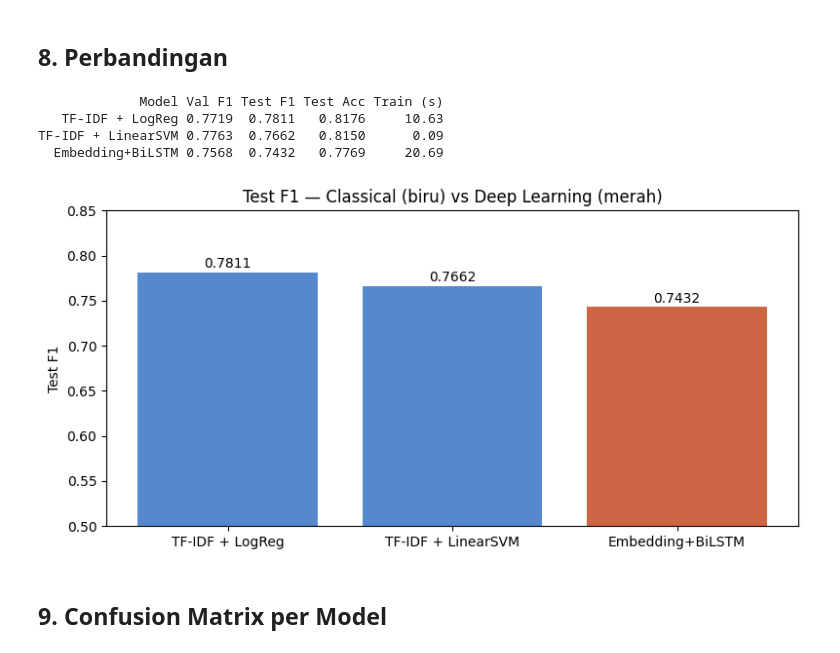
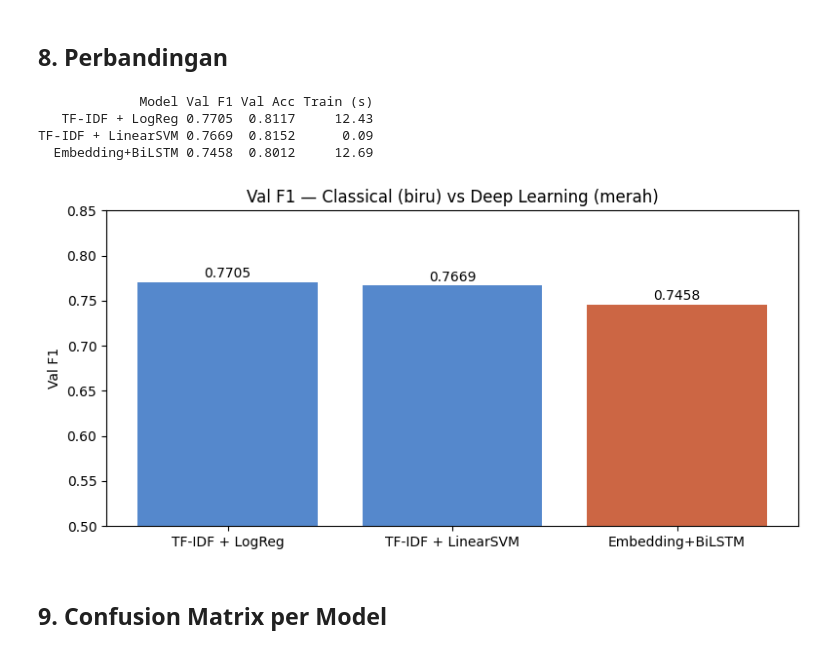
Before and after one commit to DimasIb47/1202220325_Dimas-Ibnu-Muthi_UTS-Deep-Learning, a Jupyter notebook: case_3_tweets.ipynb, the cells around one changed output. Saved outputs shown, nothing was run; the diff lists cells and outputs as text; code cells hidden in the pictures.

```diff
--- a/case_3_tweets.ipynb
+++ b/case_3_tweets.ipynb
@@ -227,7 +220,6 @@ TF-IDF unigram + bigram menangkap kata individu plus pasangan kata berdampingan
 tfidf12 = TfidfVectorizer(ngram_range=(1, 2), min_df=2, max_df=0.95, sublinear_tf=True)
 X_tr12 = tfidf12.fit_transform(X_train)
 X_va12 = tfidf12.transform(X_val)
-X_te12 = tfidf12.transform(X_test)
 print(f'TF-IDF (1,2) vocab size: {len(tfidf12.vocabulary_)}')
 
 t0 = time.time()
@@ -241,20 +233,15 @@ lr_grid.fit(X_tr12, y_train)
 lr_train_time = time.time() - t0
 lr_best = lr_grid.best_estimator_
 
-lr_val_pred  = lr_best.predict(X_va12)
-lr_test_pred = lr_best.predict(X_te12)
-lr_val_f1  = f1_score(y_val,  lr_val_pred)
-lr_test_f1 = f1_score(y_test, lr_test_pred)
-lr_val_acc = accuracy_score(y_val, lr_val_pred)
-lr_test_acc= accuracy_score(y_test, lr_test_pred)
+lr_val_pred = lr_best.predict(X_va12)
+lr_val_f1   = f1_score(y_val, lr_val_pred)
+lr_val_acc  = accuracy_score(y_val, lr_val_pred)
 
 print(f'best C    : {lr_grid.best_params_["C"]}')
 print(f'CV F1     : {lr_grid.best_score_:.4f}')
 print(f'val F1    : {lr_val_f1:.4f}  | val acc: {lr_val_acc:.4f}')
-print(f'test F1   : {lr_test_f1:.4f}  | test acc: {lr_test_acc:.4f}')
 print(f'train time: {lr_train_time:.2f}s')
 
-results['TF-IDF + LogReg'] = dict(val_f1=lr_val_f1, test_f1=lr_test_f1,
-                                    test_acc=lr_test_acc, time=lr_train_time,
-                                    pred=lr_test_pred)
+results['TF-IDF + LogReg'] = dict(val_f1=lr_val_f1, val_acc=lr_val_acc,
+                                    time=lr_train_time, pred=lr_val_pred)
 # %% [output]
@@ -424,21 +402,19 @@ for ep in range(1, MAX_EPOCH+1):
 lstm_train_time = time.time() - t0
 lstm.load_state_dict(best_state)
 
-te_pred, te_y = eval_loader(lstm, test_loader)
-lstm_test_f1  = f1_score(te_y, te_pred)
-lstm_test_acc = accuracy_score(te_y, te_pred)
+va_pred_final, va_y_final = eval_loader(lstm, val_loader)
+lstm_val_f1  = f1_score(va_y_final, va_pred_final)
+lstm_val_acc = accuracy_score(va_y_final, va_pred_final)
 
-print(f'\nBiLSTM val F1  (best): {best_f1:.4f}')
-print(f'BiLSTM test F1       : {lstm_test_f1:.4f}  | test acc: {lstm_test_acc:.4f}')
-print(f'train time           : {lstm_train_time:.2f}s')
+print(f'\nBiLSTM val F1 (best): {lstm_val_f1:.4f}  | val acc: {lstm_val_acc:.4f}')
+print(f'train time          : {lstm_train_time:.2f}s')
 
-results['Embedding+BiLSTM'] = dict(val_f1=best_f1, test_f1=lstm_test_f1,
-                                     test_acc=lstm_test_acc, time=lstm_train_time,
-                                     pred=te_pred)
+results['Embedding+BiLSTM'] = dict(val_f1=lstm_val_f1, val_acc=lstm_val_acc,
+                                     time=lstm_train_time, pred=va_pred_final)
 
 # Plot training curve
 fig, axes = plt.subplots(1, 2, figsize=(12, 4))
 axes[0].plot(hist['tr_loss']); axes[0].set_title('BiLSTM — Train Loss'); axes[0].set_xlabel('epoch')
-axes[1].plot(hist['va_f1']); axes[1].set_title('BiLSTM — Val F1');     axes[1].set_xlabel('epoch')
+axes[1].plot(hist['va_f1']);   axes[1].set_title('BiLSTM — Val F1');     axes[1].set_xlabel('epoch')
 plt.tight_layout(); plt.show()
 # %% [output]
@@ -460,33 +437,32 @@ train time           : 20.69s
 # %%
 rows = []
 for name, r in results.items():
     rows.append({
         'Model'     : name,
         'Val F1'    : f"{r['val_f1']:.4f}",
-        'Test F1'   : f"{r['test_f1']:.4f}",
-        'Test Acc'  : f"{r['test_acc']:.4f}",
+        'Val Acc'   : f"{r['val_acc']:.4f}",
         'Train (s)' : f"{r['time']:.2f}",
     })
 summary = pd.DataFrame(rows)
 print(summary.to_string(index=False))
 
-# Bar chart F1
+# Bar chart Val F1
 fig, ax = plt.subplots(figsize=(8,4))
 names = list(results.keys())
-f1s = [results[n]['test_f1'] for n in names]
+f1s = [results[n]['val_f1'] for n in names]
 colors = ['#5588cc','#5588cc','#cc6644']
 bars = ax.bar(names, f1s, color=colors)
-ax.set_ylabel('Test F1'); ax.set_ylim(0.5, 0.85)
-ax.set_title('Test F1 — Classical (biru) vs Deep Learning (merah)')
+ax.set_ylabel('Val F1'); ax.set_ylim(0.5, 0.85)
+ax.set_title('Val F1 — Classical (biru) vs Deep Learning (merah)')
 for b, v in zip(bars, f1s):
     ax.text(b.get_x() + b.get_width()/2, v + 0.005, f'{v:.4f}', ha='center', fontsize=10)
 plt.tight_layout(); plt.show()
 # %% [output]
-             Model Val F1 Test F1 Test Acc Train (s)
-   TF-IDF + LogReg 0.7719  0.7811   0.8176     10.63
-TF-IDF + LinearSVM 0.7763  0.7662   0.8150      0.09
-  Embedding+BiLSTM 0.7568  0.7432   0.7769     20.69
+             Model Val F1 Val Acc Train (s)
+   TF-IDF + LogReg 0.7705  0.8117     12.43
+TF-IDF + LinearSVM 0.7669  0.8152      0.09
+  Embedding+BiLSTM 0.7458  0.8012     12.69
-[figure, old version]
+[figure, new version]
 # %% [markdown]
 ## 9. Confusion Matrix per Model
 # %%
```
Also changed, not shown: parts of 12 cells of this notebook, 5 other files.
